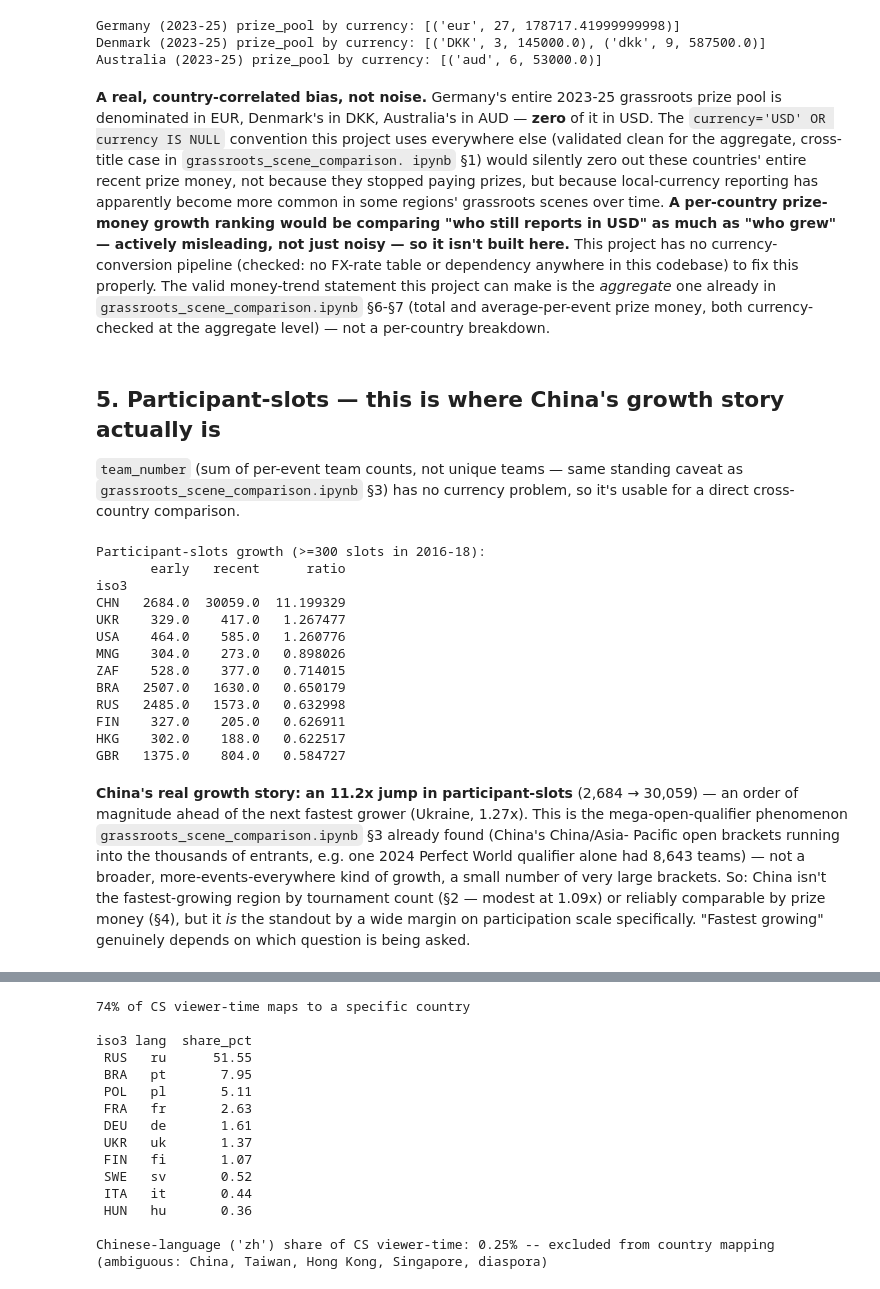
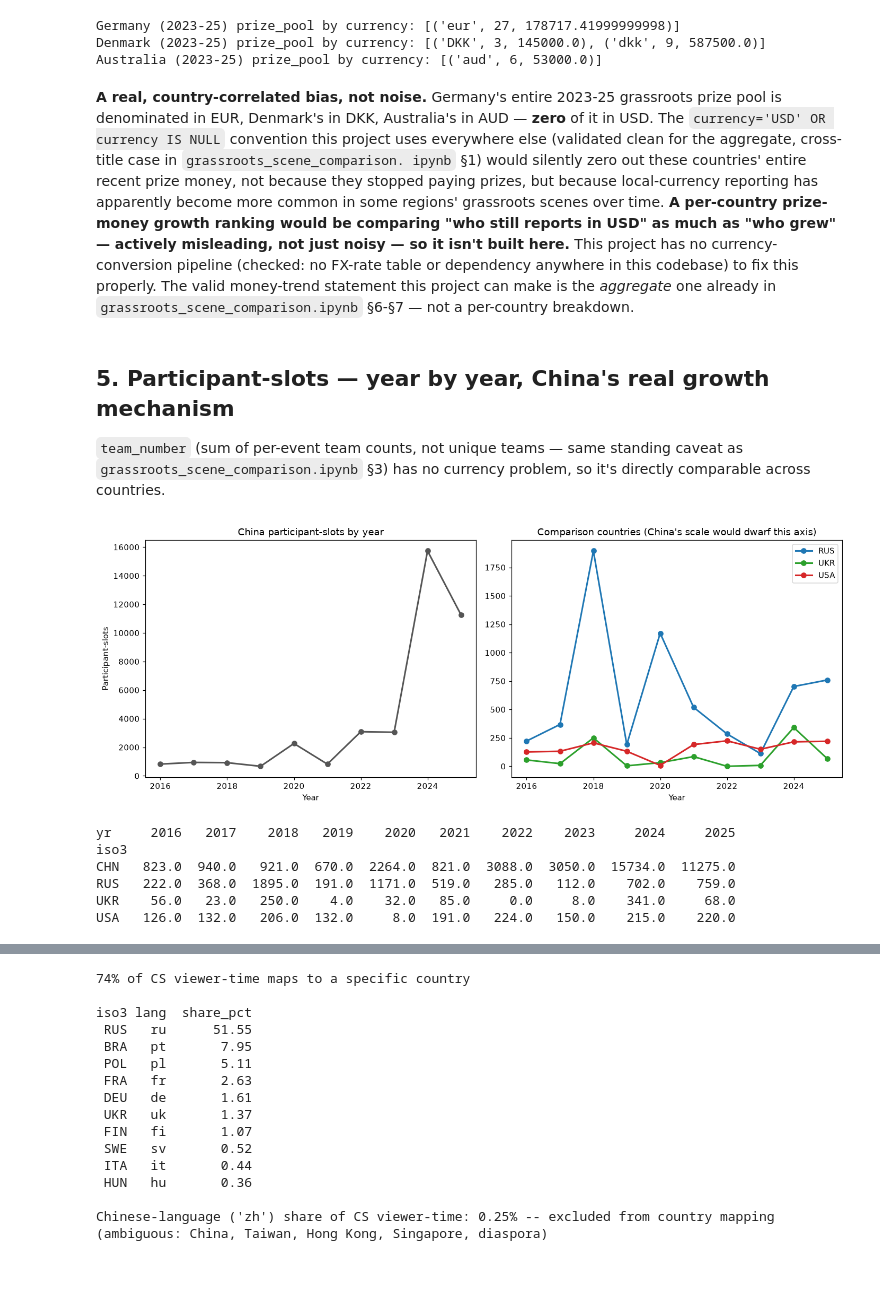
Before and after one commit to JacobH1994/fandomdatapuller, a Jupyter notebook: notebooks/fastest_growing_cs_regions.ipynb, the cells around one changed output, grey strips where cells are left out. Saved outputs shown, nothing was run; the diff lists cells and outputs as text; code cells hidden in the pictures.

```diff
--- a/notebooks/fastest_growing_cs_regions.ipynb
+++ b/notebooks/fastest_growing_cs_regions.ipynb
@@ -352,52 +440,41 @@ misleading, not just noisy — so it isn't built here.** This project has no
 currency-conversion pipeline (checked: no FX-rate table or dependency
 anywhere in this codebase) to fix this properly. The valid money-trend
 statement this project can make is the *aggregate* one already in
-`grassroots_scene_comparison.ipynb` §6-§7 (total and average-per-event
-prize money, both currency-checked at the aggregate level) — not a
-per-country breakdown.
+`grassroots_scene_comparison.ipynb` §6-§7 — not a per-country breakdown.
 # %% [markdown]
-## 5. Participant-slots — this is where China's growth story actually is
+## 5. Participant-slots — year by year, China's real growth mechanism
 
 `team_number` (sum of per-event team counts, not unique teams — same
 standing caveat as `grassroots_scene_comparison.ipynb` §3) has no currency
-problem, so it's usable for a direct cross-country comparison.
+problem, so it's directly comparable across countries.
-# %%
-def slots(lo, hi):
-    df = by_country(GRASSROOTS, lo, hi, extra_cols=", team_number")
-    df = df[df["team_number"].notna()]
-    return df.groupby("iso3")["team_number"].sum()
-
-s_early = slots(*EARLY)
-s_recent = slots(*RECENT)
-s_growth = pd.DataFrame({"early": s_early, "recent": s_recent}).fillna(0)
-s_growth["ratio"] = s_growth["recent"] / s_growth["early"].replace(0, pd.NA)
-
-established = s_growth[s_growth["early"] >= 300].sort_values("ratio", ascending=False)
-print("Participant-slots growth (>=300 slots in 2016-18):")
-print(established.head(10).round(0).to_string())
-# %% [output]
-Participant-slots growth (>=300 slots in 2016-18):
-       early   recent      ratio
-iso3
-CHN   2684.0  30059.0  11.199329
-UKR    329.0    417.0   1.267477
-USA    464.0    585.0   1.260776
-MNG    304.0    273.0   0.898026
-ZAF    528.0    377.0   0.714015
-BRA   2507.0   1630.0   0.650179
-RUS   2485.0   1573.0   0.632998
-FIN    327.0    205.0   0.626911
-HKG    302.0    188.0   0.622517
-GBR   1375.0    804.0   0.584727
-# %% [markdown]
-**China's real growth story: an 11.2x jump in participant-slots**
-(2,684 → 30,059) — an order of magnitude ahead of the next fastest grower
-(Ukraine, 1.27x). This is the mega-open-qualifier phenomenon
-`grassroots_scene_comparison.ipynb` §3 already found (China's China/Asia-
-Pacific open brackets running into the thousands of entrants, e.g. one
-2024 Perfect World qualifier alone had 8,643 teams) — not a broader,
-more-events-everywhere kind of growth, a small number of very large
-brackets. So: China isn't the fastest-growing region by tournament count
-(§2 — modest at 1.09x) or reliably comparable by prize money (§4), but it
-*is* the standout by a wide margin on participation scale specifically.
-"Fastest growing" genuinely depends on which question is being asked.
+# %%
+focus_s = ["CHN", "RUS", "UKR", "USA"]
+yearly_s = yearly_by_country(GRASSROOTS, focus_s, lo=2016, hi=2026, extra_cols=", team_number", value_col="team_number")
+yearly_s = yearly_s.reindex(columns=range(2016, 2026), fill_value=0)
+
+fig, axes = plt.subplots(1, 2, figsize=(13, 5))
+axes[0].plot(yearly_s.columns, yearly_s.loc["CHN"], "o-", color="#555555", linewidth=2)
+axes[0].set_title("China participant-slots by year")
+axes[0].set_ylabel("Participant-slots")
+axes[0].set_xlabel("Year")
+
+colors2 = {"RUS": "#1f77b4", "UKR": "#2ca02c", "USA": "#d62728"}
+for iso3 in ["RUS", "UKR", "USA"]:
+    axes[1].plot(yearly_s.columns, yearly_s.loc[iso3], "o-", color=colors2[iso3], linewidth=2, label=iso3)
+axes[1].set_title("Comparison countries (China's scale would dwarf this axis)")
+axes[1].set_xlabel("Year")
+axes[1].legend()
+
+plt.tight_layout()
+plt.savefig(REPO_ROOT / "notebooks" / "_regions_fig_slots_yearly.png", dpi=110)
+plt.show()
+
+print(yearly_s.to_string())
+# %% [output]
+[figure, added]
+yr     2016   2017    2018   2019    2020   2021    2022    2023     2024     2025
+iso3
+CHN   823.0  940.0   921.0  670.0  2264.0  821.0  3088.0  3050.0  15734.0  11275.0
+RUS   222.0  368.0  1895.0  191.0  1171.0  519.0   285.0   112.0    702.0    759.0
+UKR    56.0   23.0   250.0    4.0    32.0   85.0     0.0     8.0    341.0     68.0
+USA   126.0  132.0   206.0  132.0     8.0  191.0   224.0   150.0    215.0    220.0
```
Also changed, not shown: parts of 27 cells of this notebook, 2 other files.
